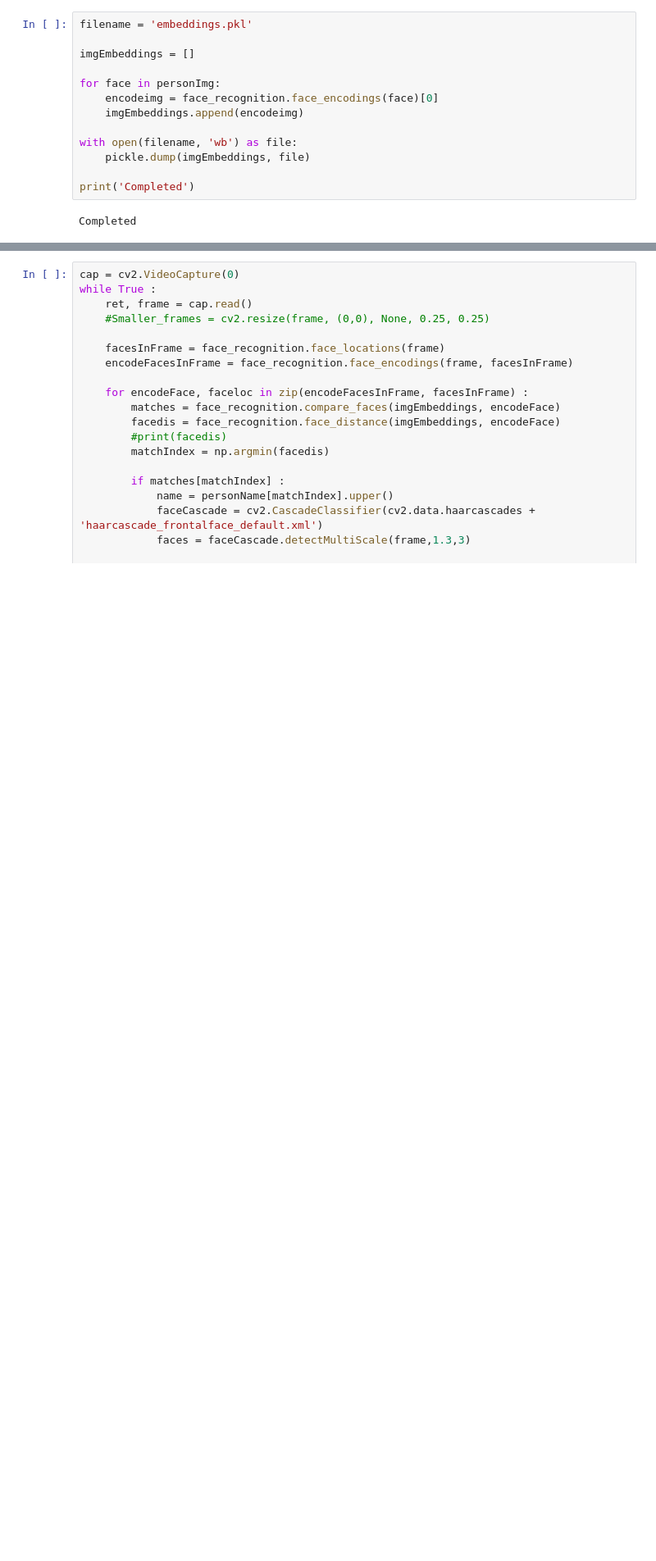
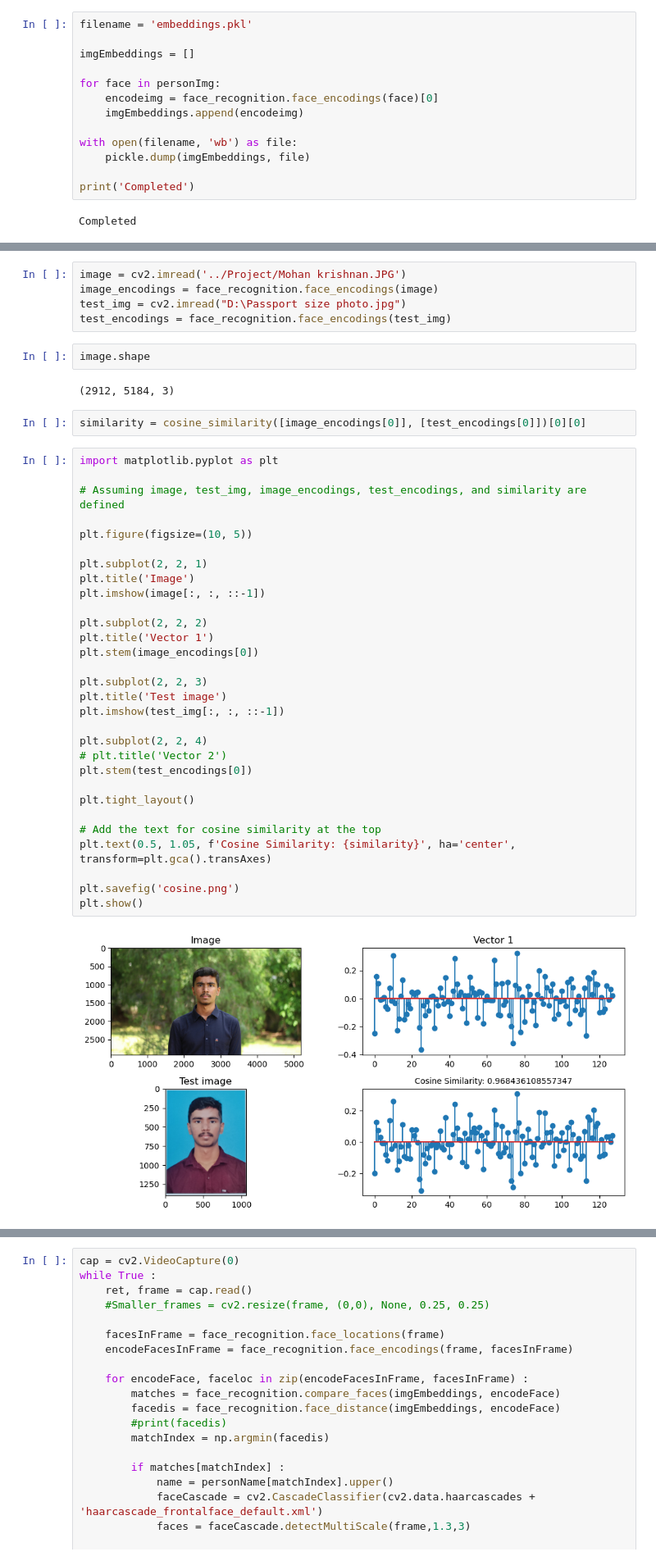
Before and after one commit to Mohankrish08/gesture-vault, a Jupyter notebook: notebook/face_recognition_test.ipynb, the cells around one changed output, grey strips where cells are left out. Shown at 82% size. Cells and saved outputs as stored; diff of their text form; blank space fills up the shorter version.

```diff
--- a/notebook/face_recognition_test.ipynb
+++ b/notebook/face_recognition_test.ipynb
@@ -90,0 +93,43 @@ Wall time: 1e+03 µs
+# %%
+image = cv2.imread('../Project/Mohan krishnan.JPG')
+image_encodings = face_recognition.face_encodings(image)
+test_img = cv2.imread("D:\Passport size photo.jpg")
+test_encodings = face_recognition.face_encodings(test_img)
+# %%
+image.shape
+# %% [output]
+(2912, 5184, 3)
+# %%
+similarity = cosine_similarity([image_encodings[0]], [test_encodings[0]])[0][0]
+# %%
+import matplotlib.pyplot as plt
+
+# Assuming image, test_img, image_encodings, test_encodings, and similarity are defined
+
+plt.figure(figsize=(10, 5))
+
+plt.subplot(2, 2, 1)
+plt.title('Image')
+plt.imshow(image[:, :, ::-1])
+
+plt.subplot(2, 2, 2)
+plt.title('Vector 1')
+plt.stem(image_encodings[0])
+
+plt.subplot(2, 2, 3)
+plt.title('Test image')
+plt.imshow(test_img[:, :, ::-1])
+
+plt.subplot(2, 2, 4)
+# plt.title('Vector 2')
+plt.stem(test_encodings[0])
+
+plt.tight_layout()
+
+# Add the text for cosine similarity at the top
+plt.text(0.5, 1.05, f'Cosine Similarity: {similarity}', ha='center', transform=plt.gca().transAxes)
+
+plt.savefig('cosine.png')
+plt.show()
+# %% [output]
+[figure, added]
```
Also changed, not shown: parts of 11 cells of this notebook, 2 other files.
